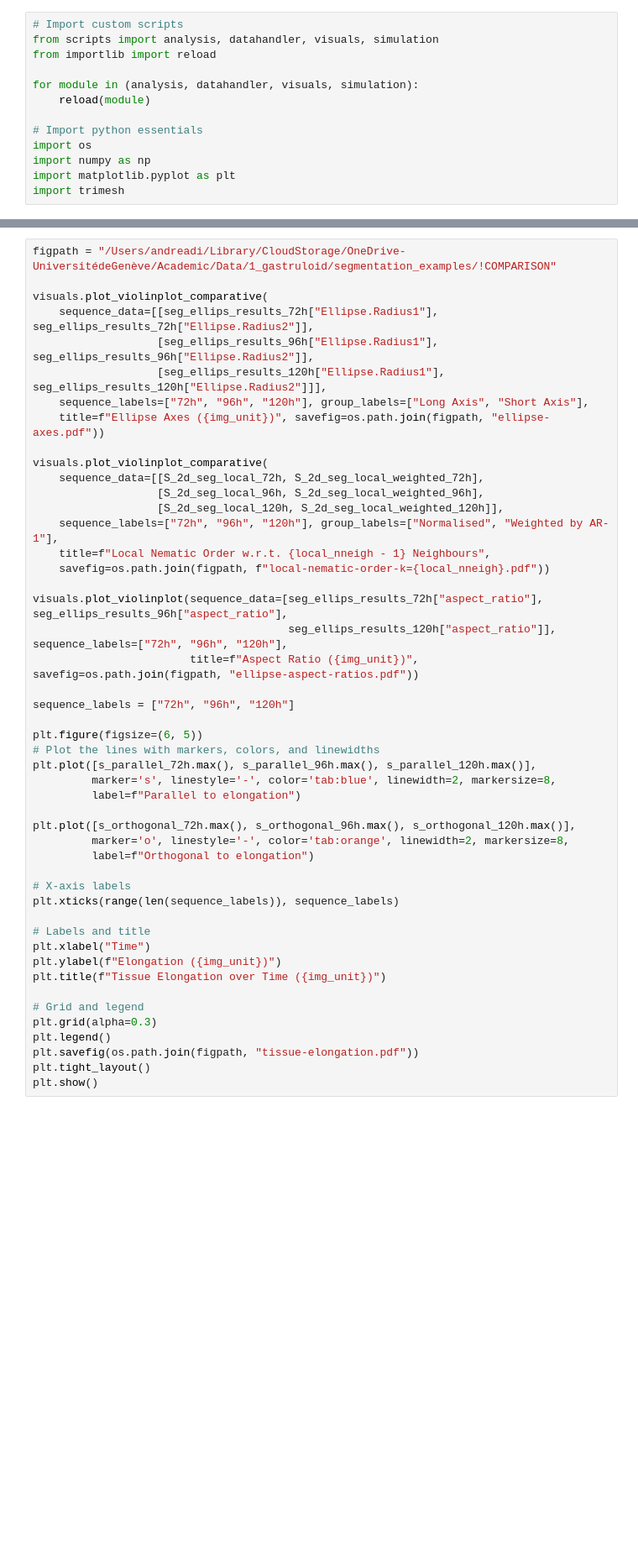
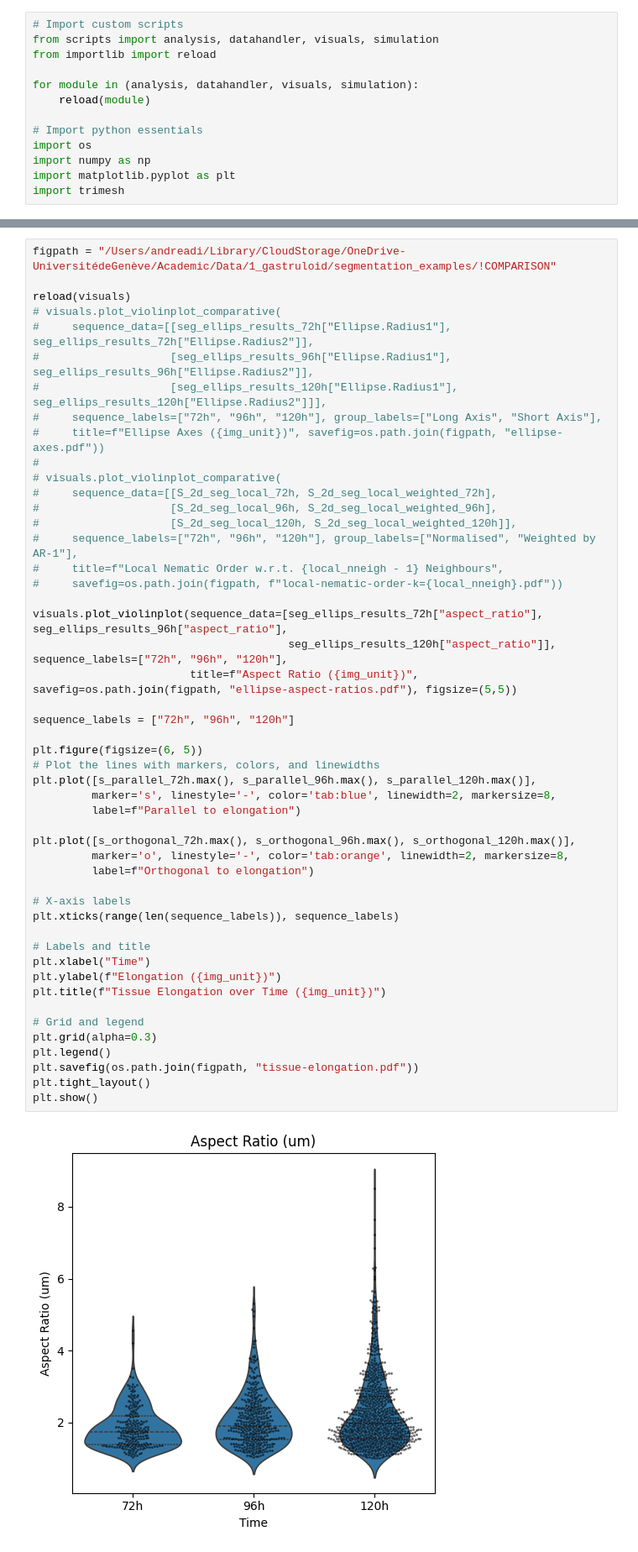
Before and after one commit to unige-biochem/nemo, a Jupyter notebook: tac_gastruloid_runs.ipynb, the cells around one changed output, grey strips where cells are left out. Shown at 84% size. Drawn from its saved outputs; the diff is of its cells as text; blank space fills up the shorter version.

Commit message:
internal commit (violinplots with quartiles)

```diff
--- a/tac_gastruloid_runs.ipynb
+++ b/tac_gastruloid_runs.ipynb
@@ -113,48 +131,51 @@ S_2d_seg_local_weighted_120h, n_2d_seg_local_120h = analysis.avg_2d_nem_tens(seg
 # %%
 figpath = "/Users/andreadi/Library/CloudStorage/OneDrive-UniversitédeGenève/Academic/Data/1_gastruloid/segmentation_examples/!COMPARISON"
 
-visuals.plot_violinplot_comparative(
-    sequence_data=[[seg_ellips_results_72h["Ellipse.Radius1"], seg_ellips_results_72h["Ellipse.Radius2"]],
-                   [seg_ellips_results_96h["Ellipse.Radius1"], seg_ellips_results_96h["Ellipse.Radius2"]],
-                   [seg_ellips_results_120h["Ellipse.Radius1"], seg_ellips_results_120h["Ellipse.Radius2"]]],
-    sequence_labels=["72h", "96h", "120h"], group_labels=["Long Axis", "Short Axis"],
-    title=f"Ellipse Axes ({img_unit})", savefig=os.path.join(figpath, "ellipse-axes.pdf"))
-
-visuals.plot_violinplot_comparative(
-    sequence_data=[[S_2d_seg_local_72h, S_2d_seg_local_weighted_72h],
-                   [S_2d_seg_local_96h, S_2d_seg_local_weighted_96h],
-                   [S_2d_seg_local_120h, S_2d_seg_local_weighted_120h]],
-    sequence_labels=["72h", "96h", "120h"], group_labels=["Normalised", "Weighted by AR-1"],
-    title=f"Local Nematic Order w.r.t. {local_nneigh - 1} Neighbours",
-    savefig=os.path.join(figpath, f"local-nematic-order-k={local_nneigh}.pdf"))
+reload(visuals)
+# visuals.plot_violinplot_comparative(
+#     sequence_data=[[seg_ellips_results_72h["Ellipse.Radius1"], seg_ellips_results_72h["Ellipse.Radius2"]],
+#                    [seg_ellips_results_96h["Ellipse.Radius1"], seg_ellips_results_96h["Ellipse.Radius2"]],
+#                    [seg_ellips_results_120h["Ellipse.Radius1"], seg_ellips_results_120h["Ellipse.Radius2"]]],
+#     sequence_labels=["72h", "96h", "120h"], group_labels=["Long Axis", "Short Axis"],
+#     title=f"Ellipse Axes ({img_unit})", savefig=os.path.join(figpath, "ellipse-axes.pdf"))
+#
+# visuals.plot_violinplot_comparative(
+#     sequence_data=[[S_2d_seg_local_72h, S_2d_seg_local_weighted_72h],
+#                    [S_2d_seg_local_96h, S_2d_seg_local_weighted_96h],
+#                    [S_2d_seg_local_120h, S_2d_seg_local_weighted_120h]],
+#     sequence_labels=["72h", "96h", "120h"], group_labels=["Normalised", "Weighted by AR-1"],
+#     title=f"Local Nematic Order w.r.t. {local_nneigh - 1} Neighbours",
+#     savefig=os.path.join(figpath, f"local-nematic-order-k={local_nneigh}.pdf"))
 
 visuals.plot_violinplot(sequence_data=[seg_ellips_results_72h["aspect_ratio"], seg_ellips_results_96h["aspect_ratio"],
                                        seg_ellips_results_120h["aspect_ratio"]], sequence_labels=["72h", "96h", "120h"],
-                        title=f"Aspect Ratio ({img_unit})", savefig=os.path.join(figpath, "ellipse-aspect-ratios.pdf"))
+                        title=f"Aspect Ratio ({img_unit})", savefig=os.path.join(figpath, "ellipse-aspect-ratios.pdf"), figsize=(5,5))
 
 sequence_labels = ["72h", "96h", "120h"]
 
 plt.figure(figsize=(6, 5))
 # Plot the lines with markers, colors, and linewidths
 plt.plot([s_parallel_72h.max(), s_parallel_96h.max(), s_parallel_120h.max()],
          marker='s', linestyle='-', color='tab:blue', linewidth=2, markersize=8,
          label=f"Parallel to elongation")
 
 plt.plot([s_orthogonal_72h.max(), s_orthogonal_96h.max(), s_orthogonal_120h.max()],
          marker='o', linestyle='-', color='tab:orange', linewidth=2, markersize=8,
          label=f"Orthogonal to elongation")
 
 # X-axis labels
 plt.xticks(range(len(sequence_labels)), sequence_labels)
 
 # Labels and title
 plt.xlabel("Time")
 plt.ylabel(f"Elongation ({img_unit})")
 plt.title(f"Tissue Elongation over Time ({img_unit})")
 
 # Grid and legend
 plt.grid(alpha=0.3)
 plt.legend()
 plt.savefig(os.path.join(figpath, "tissue-elongation.pdf"))
 plt.tight_layout()
 plt.show()
+# %% [output]
+[figure, added]
```
Also changed, not shown: parts of 2 cells of this notebook, 1 other file.
